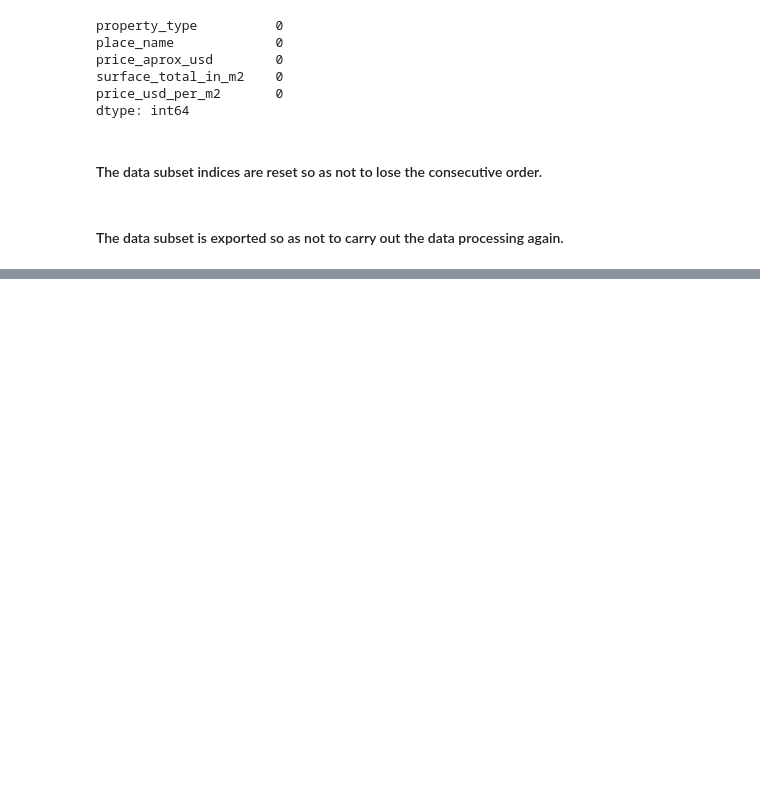
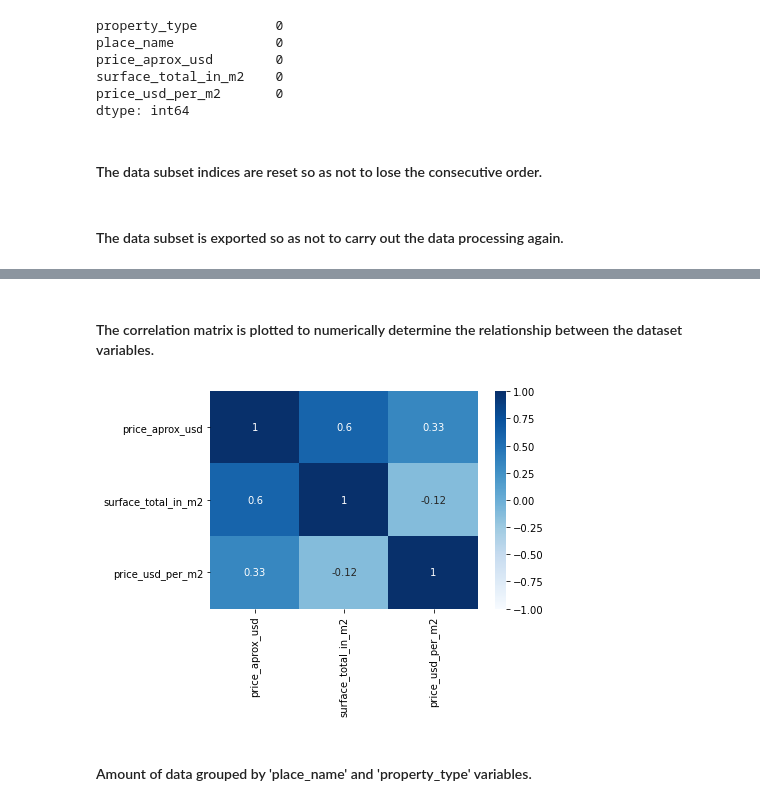
Before and after one commit to JonnathanDMT/Linear-Regression-Models, a Jupyter notebook: CodeWS2.ipynb, the cells around one changed output, grey strips where cells are left out. Cells and saved outputs as stored; diff of their text form; code cells hidden in the pictures; blank space fills up the shorter version.

```diff
--- a/CodeWS2.ipynb
+++ b/CodeWS2.ipynb
@@ -164,0 +174,9 @@ data.to_csv('properatti_tp2.csv')
+# %% [markdown]
+#### The correlation matrix is plotted to numerically determine the relationship between the dataset variables.
+# %%
+sns.heatmap(data.corr(), annot = True, vmin = -1, cmap = 'Blues')
+plt.show()
+# %% [output]
+[figure, added]
+# %% [markdown]
+#### Amount of data grouped by 'place_name' and 'property_type' variables.
```
Also changed, not shown: parts of 8 cells of this notebook.
